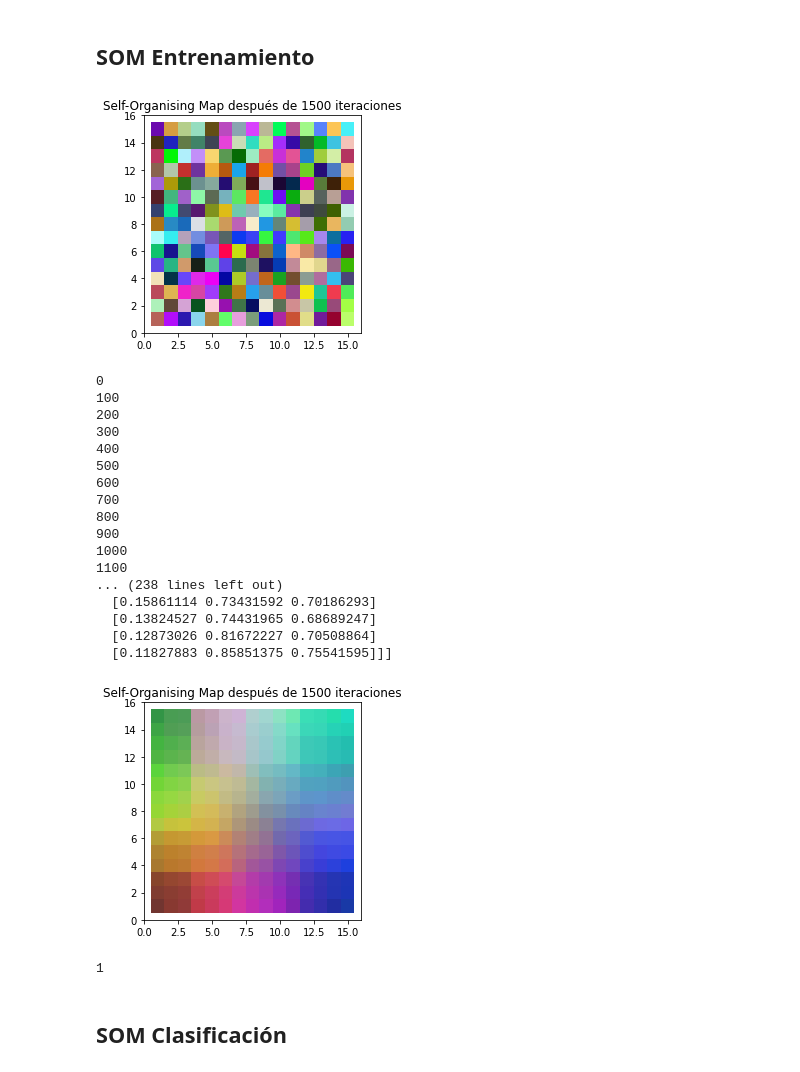
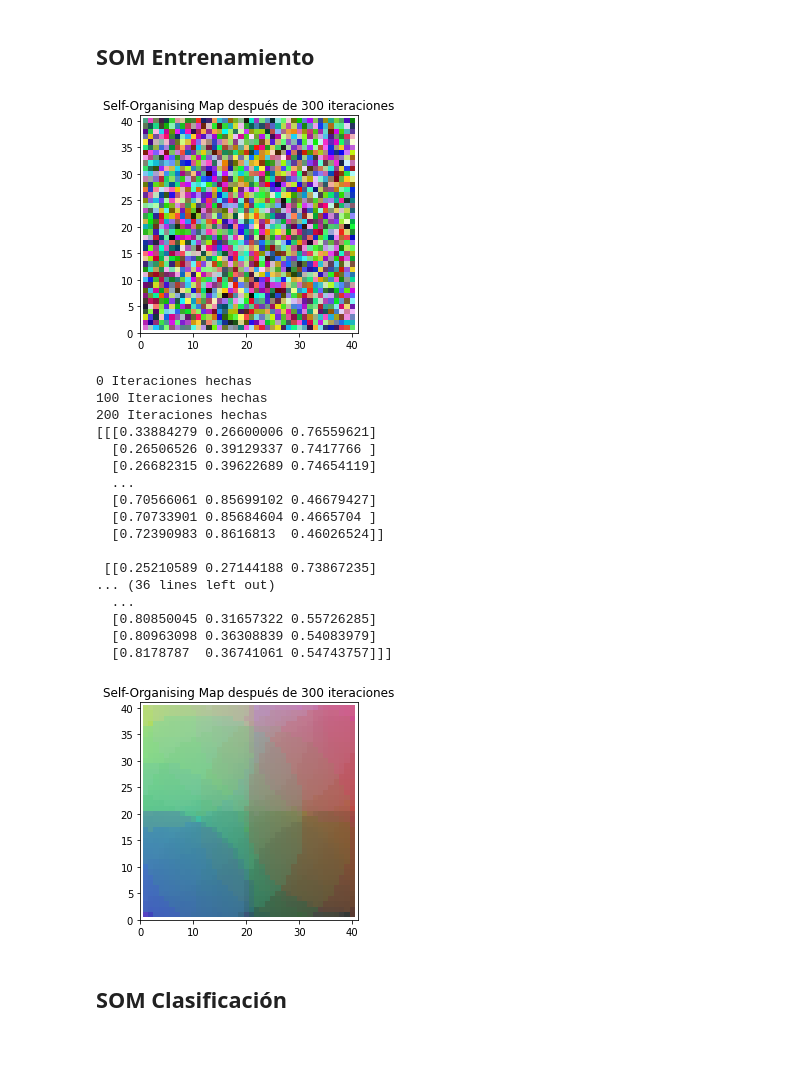
Before and after one commit to niiixx/pr1_colores_IAII, a Jupyter notebook: colores/L1P1-SOM_colores.ipynb, the cells around one changed output. Cells and saved outputs as stored; diff of their text form; code cells hidden in the pictures.

```diff
--- a/colores/L1P1-SOM_colores.ipynb
+++ b/colores/L1P1-SOM_colores.ipynb
@@ -25,9 +25,9 @@ datos = np.random.randint(valor_min, valor_max, (valores_color, num_colores))
 # %%
 # Inicializa tamaño del mapa de Kohonen, número de iteraciones y learning rate
 # Inicializa normalizar_datos dependiendo de si tienes que normalizar los datos o no
-lado_mapa = 15 #  HAY QUE TOCARLO
-periodo = 1500 # HAY QUE TOCARLO
-learning_rate = 0.15 # HAY QUE TOCARLO
+lado_mapa = 40 #  HAY QUE TOCARLO
+periodo = 300 # HAY QUE TOCARLO
+learning_rate = 0.3 # HAY QUE TOCARLO
 normalizar_datos = True
 # %% [markdown]
 #### A partir de este punto solo hay cálculos. No se introducen más valores "a mano"
@@ -110,18 +110,20 @@ def decay(distancia_BMU, vecindario_actual):
 # %%
 #Funcion Ajuste de matriz de pesos
 def ajustarPesos(IndexN , color , learning_rate , matriz_pesos, vecindario):
-    matriz_pesos[IndexN[0],IndexN[1],:] += learning_rate * (color - matriz_pesos[IndexN[0],IndexN[1],:]) # Cambiamos la ganadora
+    matriz_pesos[IndexN[0],IndexN[1]] += learning_rate * (color - matriz_pesos[IndexN[0],IndexN[1]]) # Cambiamos la ganadora
+    vectorBMU = [IndexN[0],IndexN[1]]
     # AHORA EL VECINADRIO LO CAMBIAMOS
     for i in range(max(0, IndexN[0]-vecindario), min(len(matriz_pesos), IndexN[0]+vecindario)): # NO SE SALE DE LIMITES
         for j in range(max(0, IndexN[1]-vecindario), min(len(matriz_pesos[0]), IndexN[1]+vecindario)): # NO SE SALE DE LIMITES
-            dist_euc = np.linalg.norm(np.array(matriz_pesos[i,j,:]) - np.array(color)) # Distancia euclidea
+            vectorNeurona = [i,j]
+            dist_euc = np.linalg.norm(np.array(vectorBMU) - np.array(vectorNeurona)) # Distancia euclidea
             """
             Si la distancia ≤ vecindario, calcula la amortiguación de esa neurona y actualiza el
             vector de pesos de la neurona usando la fórmula
             """
             if(dist_euc <= vecindario):
                 dist_decay = decay(dist_euc,vecindario) # AMORTIGUACIÓN
-                matriz_pesos[i,j,:] += learning_rate * dist_decay * (color - matriz_pesos[i,j,:])
+                matriz_pesos[i,j] += learning_rate * dist_decay * (color - matriz_pesos[i,j])
     return matriz_pesos
 # %% [markdown]
 #### Funciones para dibujar la salida de la red
@@ -156,39 +158,39 @@ def shuffle():
 # %%
 # Entrena la red con el dataset de entrenamiento
 pintar_mapa(matriz_pesos)
 matriz_antes = matriz_pesos
+vecindario = vecindario_inicial
 for x in range(periodo):
     if x % 100 == 0:
         print(x, "Iteraciones hechas")
     datos = shuffle() # Generamos nuevo set de 100 datos en cada iteración para que no se acosutmbre
     for color in datos:
         Bmu , BmuIndex = calcular_bmu(color,matriz_pesos,valores_color)
         matriz_pesos = ajustarPesos(BmuIndex , color , learning_rate , matriz_pesos, vecindario).copy()
         learning_rate = variacion_learning_rate(learning_rate,x,periodo)
         vecindario = variacion_vecindario(vecindario_inicial,x,periodo)
 print(matriz_pesos)
 pintar_mapa(matriz_pesos)
 # %% [output]
-[figure, old version]
+[figure, new version]
-0
-100
-200
-300
-400
-500
-600
-700
-800
-900
-1000
-1100
-... (238 lines left out)
-  [0.15861114 0.73431592 0.70186293]
-  [0.13824527 0.74431965 0.68689247]
-  [0.12873026 0.81672227 0.70508864]
-  [0.11827883 0.85851375 0.75541595]]]
+0 Iteraciones hechas
+100 Iteraciones hechas
+200 Iteraciones hechas
+[[[0.33884279 0.26600006 0.76559621]
+  [0.26506526 0.39129337 0.7417766 ]
+  [0.26682315 0.39622689 0.74654119]
+  ...
+  [0.70566061 0.85699102 0.46679427]
+  [0.70733901 0.85684604 0.4665704 ]
+  [0.72390983 0.8616813  0.46026524]]
+
+ [[0.25210589 0.27144188 0.73867235]
+... (36 lines left out)
+  ...
+  [0.80850045 0.31657322 0.55726285]
+  [0.80963098 0.36308839 0.54083979]
+  [0.8178787  0.36741061 0.54743757]]]
-[figure, old version]
+[figure, new version]
-1
 # %% [markdown]
 ## SOM Clasificación
 # %%
```
